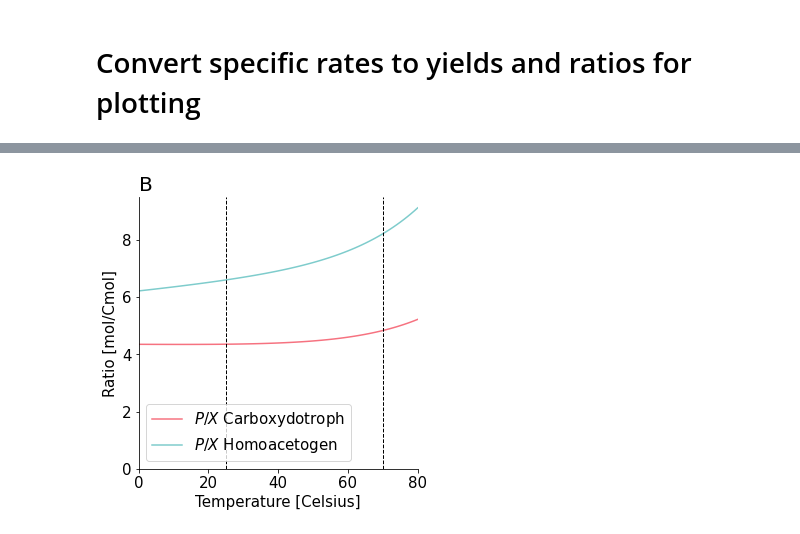
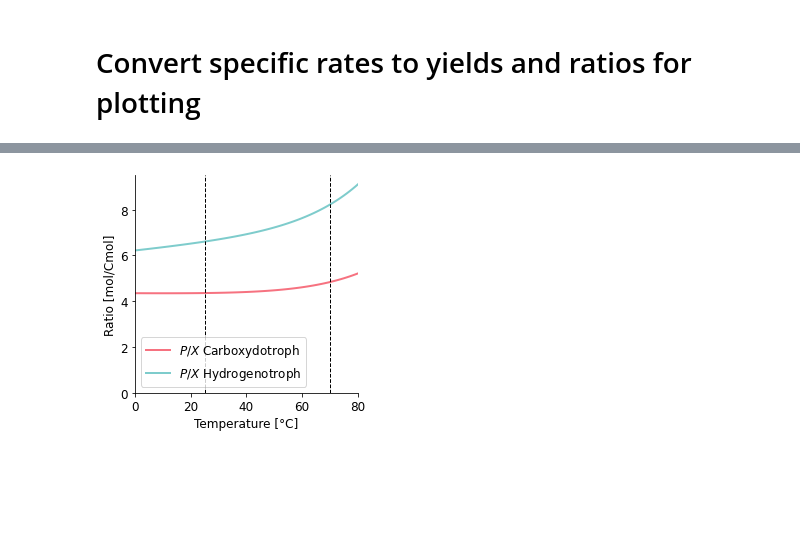
Before and after one commit to biosustain/CO2_fixation_models, a Jupyter notebook: Scripts/02_AcetogenYieldTempDependency.ipynb, the cells around one changed output, grey strips where cells are left out. Cells and saved outputs as stored; diff of their text form; code cells hidden in the pictures; blank space fills up the shorter version.

```diff
--- a/Scripts/02_AcetogenYieldTempDependency.ipynb
+++ b/Scripts/02_AcetogenYieldTempDependency.ipynb
@@ -399,25 +399,25 @@ plt.show()
 # %%
 def Y_PX_carb(T):
     return q_carb("Acetate",T)/q_carb("X",T)
 def Y_PX_hom(T):
     return q_hom("Acetate",T)/q_hom("X",T)
 
-plt.figure(figsize=(5,5))
-plt.title("B", fontdict = {'fontsize': 20}, loc = "left")
+plt.figure(figsize=(4,4))
+#plt.title("B", fontdict = {'fontsize': 20}, loc = "left")
 #plt.title(f"Product to biomass ratio in Acetogenesis")
 plt.axis([0, 80, 0, 9.5])
-plt.xlabel('Temperature [Celsius]', fontsize=15)
-plt.ylabel('Ratio [mol/Cmol]', fontsize=15)
-plt.tick_params(axis='both', which='major', labelsize=15)
-plt.plot(Kelvin_Celsius(T), Y_PX_carb(T), color='#F67280')
-plt.plot(Kelvin_Celsius(T), Y_PX_hom(T), color='#7ECCCC')
+plt.xlabel('Temperature [°C]', fontsize=12)
+plt.ylabel('Ratio [mol/Cmol]', fontsize=12)
+plt.tick_params(axis='both', which='major', labelsize=12)
+plt.plot(Kelvin_Celsius(T), Y_PX_carb(T), color='#F67280', linewidth = 2)
+plt.plot(Kelvin_Celsius(T), Y_PX_hom(T), color='#7ECCCC', linewidth = 2)
 plt.axvline(x = 25, color = 'black', linestyle = '--', linewidth = 1)
 plt.axvline(x = 70, color = 'black', linestyle = '--', linewidth = 1)
-plt.legend([r'$P/X$ Carboxydotroph',r'$P/X$ Homoacetogen'], fontsize=15)
+plt.legend([r'$P/X$ Carboxydotroph',r'$P/X$ Hydrogenotroph'], fontsize=12)
 
 plt.show()
 # %% [output]
-[figure, old version]
+[figure, new version]
 # %%
 T1 = Celsius_Kelvin(30)
 T2 = Celsius_Kelvin(60)
```
Also changed, not shown: parts of 8 cells of this notebook, 29 other files.
